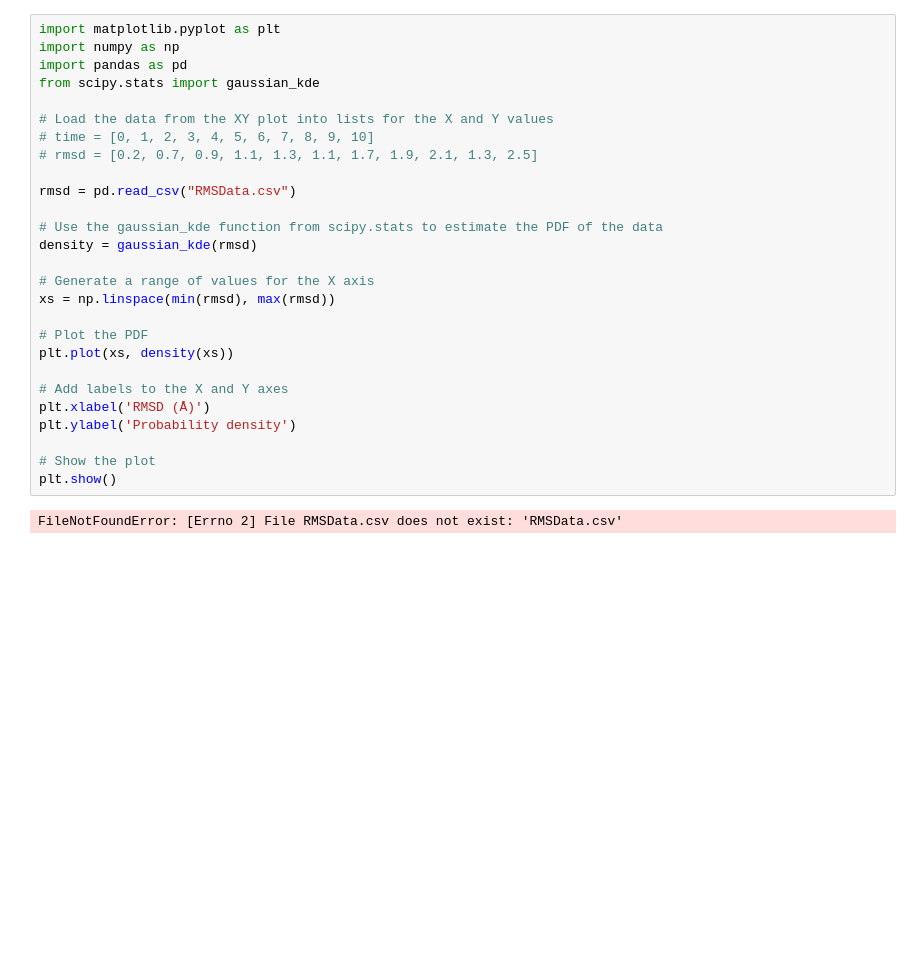
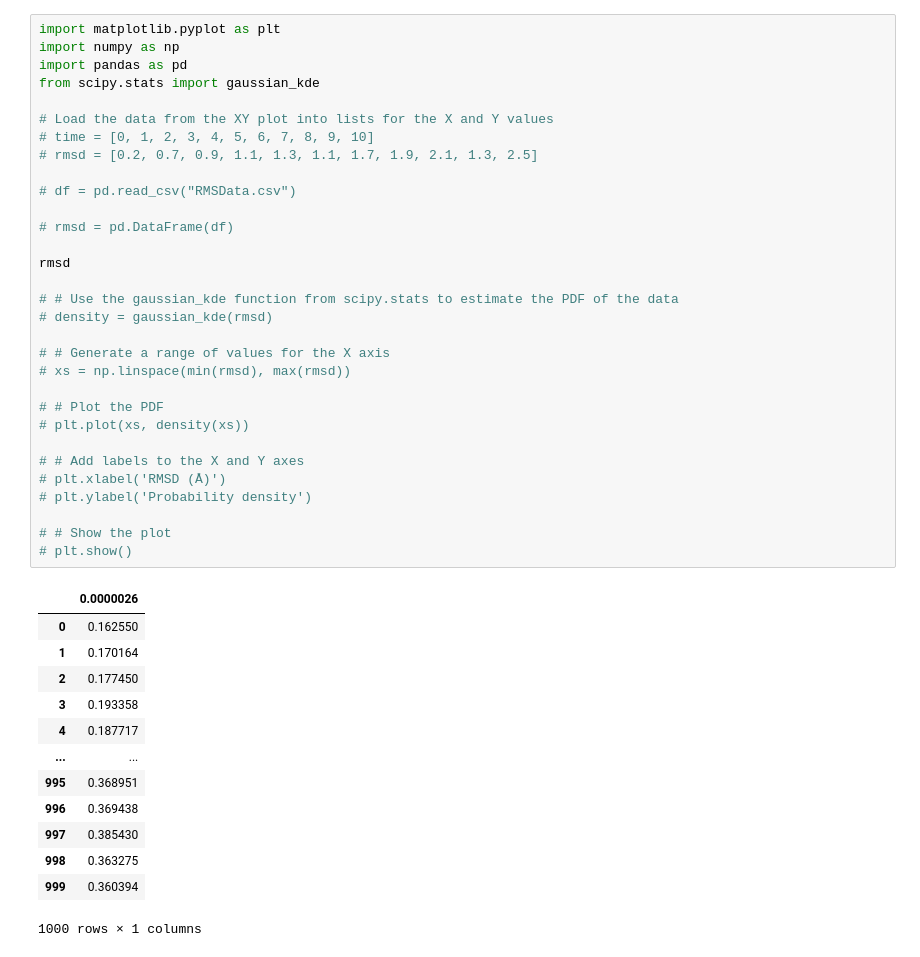
Before and after one commit to abeebyekeen/MLS_notebooks, a Jupyter notebook: Untitled.ipynb, the cells around one changed output. Cells and saved outputs as stored; diff of their text form; blank space fills up the shorter version.

Commit message:
New Data Added

```diff
--- a/Untitled.ipynb
+++ b/Untitled.ipynb
@@ -1,29 +1,45 @@
 # %%
 import matplotlib.pyplot as plt
 import numpy as np
 import pandas as pd
 from scipy.stats import gaussian_kde
 
 # Load the data from the XY plot into lists for the X and Y values
 # time = [0, 1, 2, 3, 4, 5, 6, 7, 8, 9, 10]
 # rmsd = [0.2, 0.7, 0.9, 1.1, 1.3, 1.1, 1.7, 1.9, 2.1, 1.3, 2.5]
 
-rmsd = pd.read_csv("RMSData.csv")
+# df = pd.read_csv("RMSData.csv")
 
-# Use the gaussian_kde function from scipy.stats to estimate the PDF of the data
-density = gaussian_kde(rmsd)
+# rmsd = pd.DataFrame(df)
 
-# Generate a range of values for the X axis
-xs = np.linspace(min(rmsd), max(rmsd))
+rmsd
 
-# Plot the PDF
-plt.plot(xs, density(xs))
+# # Use the gaussian_kde function from scipy.stats to estimate the PDF of the data
+# density = gaussian_kde(rmsd)
 
-# Add labels to the X and Y axes
-plt.xlabel('RMSD (Å)')
-plt.ylabel('Probability density')
+# # Generate a range of values for the X axis
+# xs = np.linspace(min(rmsd), max(rmsd))
 
-# Show the plot
-plt.show()
+# # Plot the PDF
+# plt.plot(xs, density(xs))
+
+# # Add labels to the X and Y axes
+# plt.xlabel('RMSD (Å)')
+# plt.ylabel('Probability density')
+
+# # Show the plot
+# plt.show()
 # %% [output]
+|  | 0.0000026 |
+| 0 | 0.162550 |
+| 1 | 0.170164 |
+| 2 | 0.177450 |
+| 3 | 0.193358 |
+| 4 | 0.187717 |
+| ... | ... |
+| 995 | 0.368951 |
+| 996 | 0.369438 |
+| 997 | 0.385430 |
+| 998 | 0.363275 |
+| 999 | 0.360394 |
-FileNotFoundError: [Errno 2] File RMSData.csv does not exist: 'RMSData.csv'
+1000 rows × 1 columns
```
Also changed, not shown: parts of 4 cells of this notebook, 3 other files.
